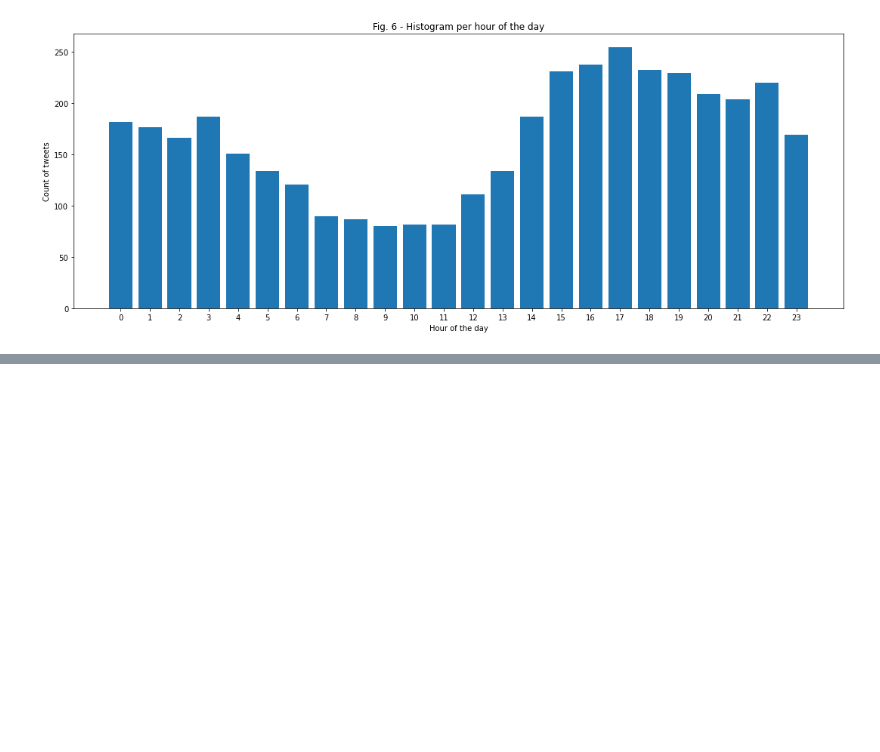
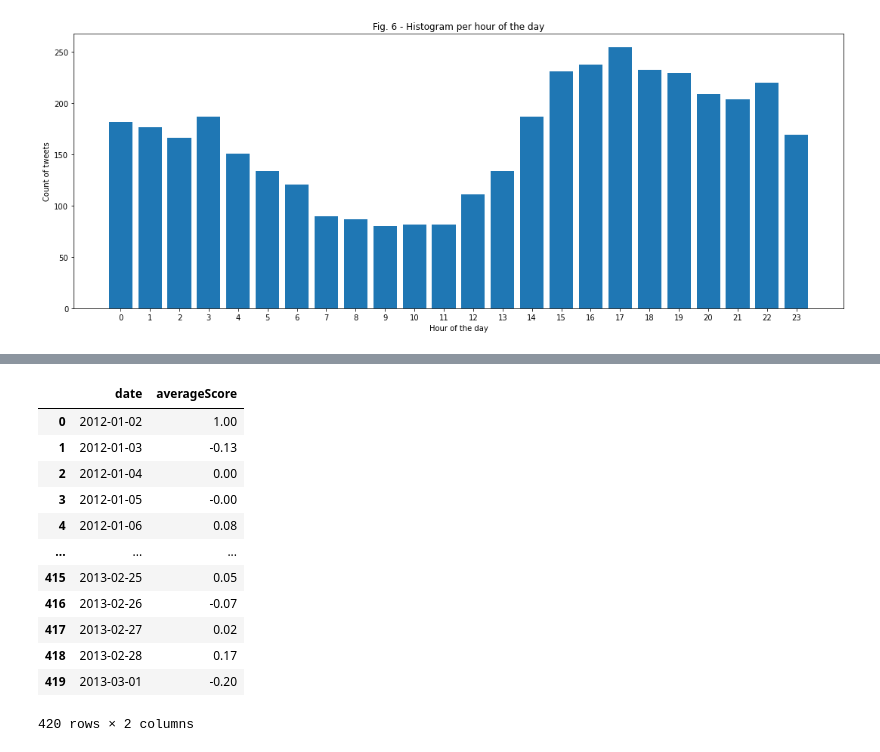
Before and after one commit to Carloselrecharlie/CA2_2ndSem, a Jupyter notebook: CA2_2ndSem.ipynb, the cells around one changed output, grey strips where cells are left out. Cells and saved outputs as stored; diff of their text form; code cells hidden in the pictures; blank space fills up the shorter version.

```diff
--- a/CA2_2ndSem.ipynb
+++ b/CA2_2ndSem.ipynb
@@ -506,0 +623,3 @@ from tensorflow.keras.callbacks import EarlyStopping
+# %%
+# applying function to the RDD
+cleanedRdd = tweetsRdd.map(clean_text)
@@ -506,0 +725,19 @@ from tensorflow.keras.callbacks import EarlyStopping
+# %%
+#converting to pandas
+averageScoresPd = averageScores.toPandas()
+averageScoresPd['averageScore']= averageScoresPd['averageScore'].astype(float).round(decimals=2) #averageScore needs to be reconverted as float so that it is ordered in the y axis
+averageScoresPd
+# %% [output]
+|  | date | averageScore |
+| 0 | 2012-01-02 | 1.00 |
+| 1 | 2012-01-03 | -0.13 |
+| 2 | 2012-01-04 | 0.00 |
+| 3 | 2012-01-05 | -0.00 |
+| 4 | 2012-01-06 | 0.08 |
+| ... | ... | ... |
+| 415 | 2013-02-25 | 0.05 |
+| 416 | 2013-02-26 | -0.07 |
+| 417 | 2013-02-27 | 0.02 |
+| 418 | 2013-02-28 | 0.17 |
+| 419 | 2013-03-01 | -0.20 |
+420 rows × 2 columns
```
Also changed, not shown: parts of 51 cells of this notebook.
